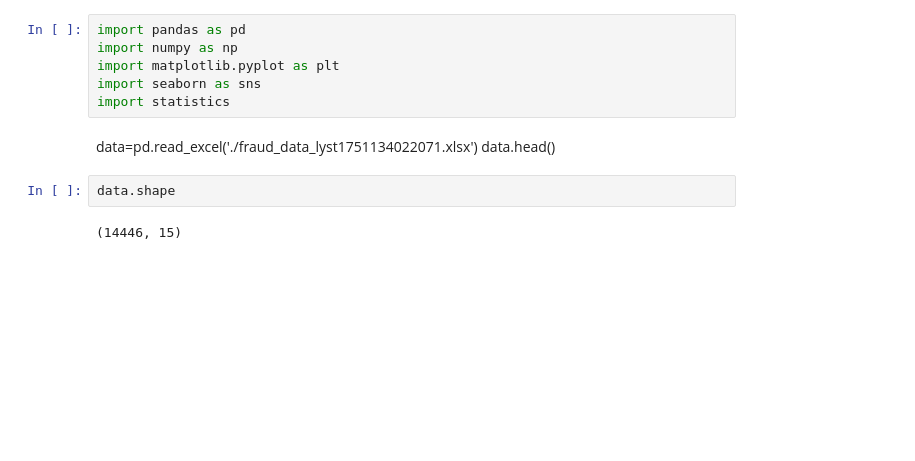
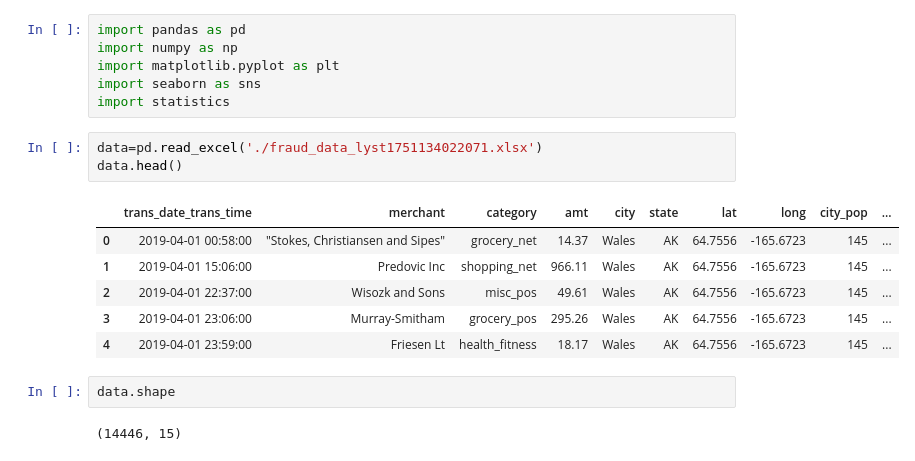
Before and after one commit to rohhitrz/fsds, a Jupyter notebook: statistics/CLT.ipynb, the cells around one changed output. Drawn from its saved outputs; the diff is of its cells as text; blank space fills up the shorter version.

```diff
--- a/statistics/CLT.ipynb
+++ b/statistics/CLT.ipynb
@@ -4,9 +4,16 @@ import numpy as np
 import matplotlib.pyplot as plt
 import seaborn as sns
 import statistics
-# %% [markdown]
-data=pd.read_excel('./fraud_data_lyst1751134022071.xlsx')
-data.head()
+# %%
+data=pd.read_excel('./fraud_data_lyst1751134022071.xlsx')
+data.head()
+# %% [output]
+|  | trans_date_trans_time | merchant | category | amt | city | state | lat | long | city_pop | ... |
+| 0 | 2019-04-01 00:58:00 | "Stokes, Christiansen and Sipes" | grocery_net | 14.37 | Wales | AK | 64.7556 | -165.6723 | 145 | ... |
+| 1 | 2019-04-01 15:06:00 | Predovic Inc | shopping_net | 966.11 | Wales | AK | 64.7556 | -165.6723 | 145 | ... |
+| 2 | 2019-04-01 22:37:00 | Wisozk and Sons | misc_pos | 49.61 | Wales | AK | 64.7556 | -165.6723 | 145 | ... |
+| 3 | 2019-04-01 23:06:00 | Murray-Smitham | grocery_pos | 295.26 | Wales | AK | 64.7556 | -165.6723 | 145 | ... |
+| 4 | 2019-04-01 23:59:00 | Friesen Lt | health_fitness | 18.17 | Wales | AK | 64.7556 | -165.6723 | 145 | ... |
 # %%
 data.shape
 # %% [output]
```
Also changed, not shown: parts of 8 cells of this notebook, 1 other file.
